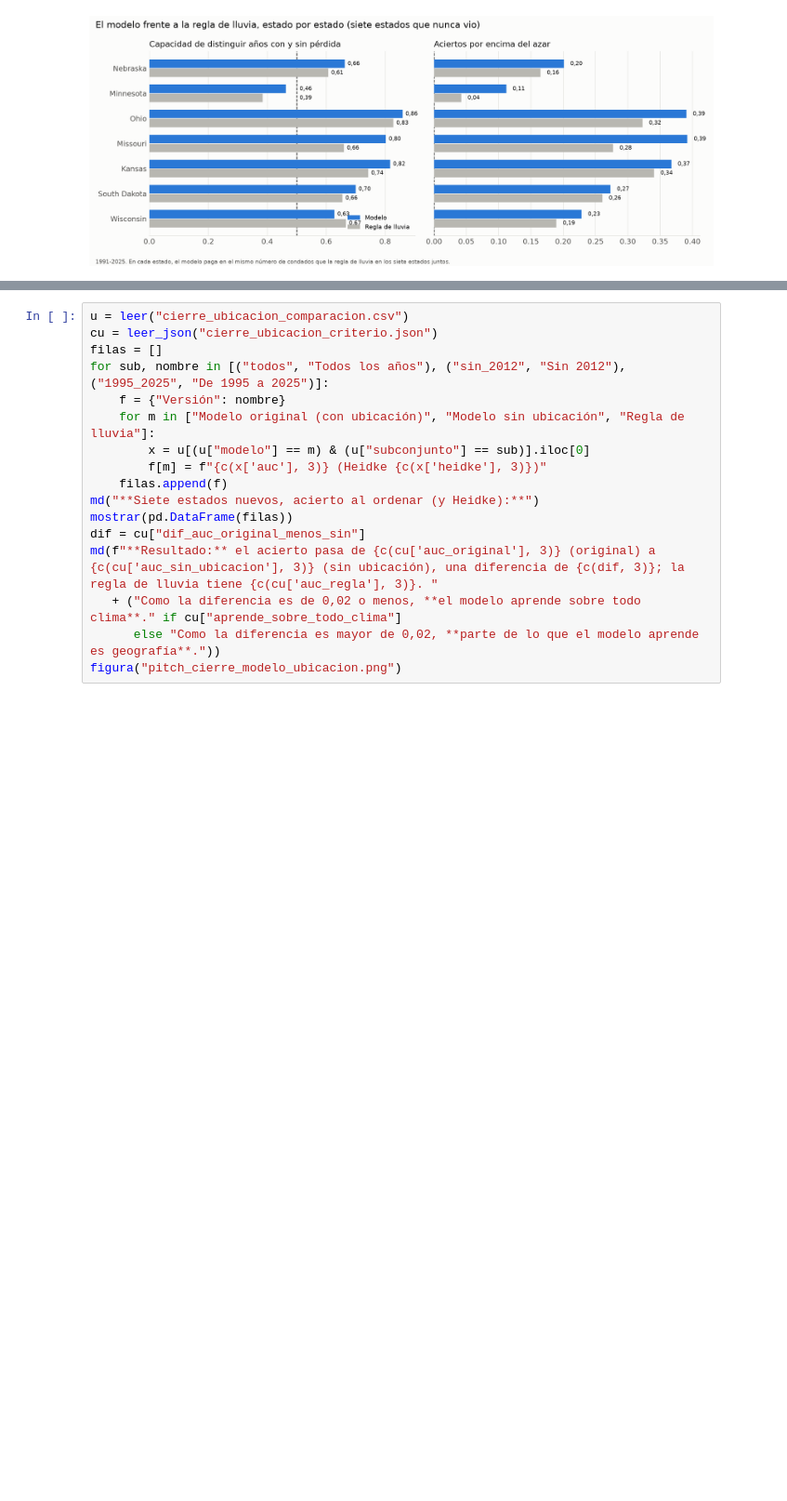
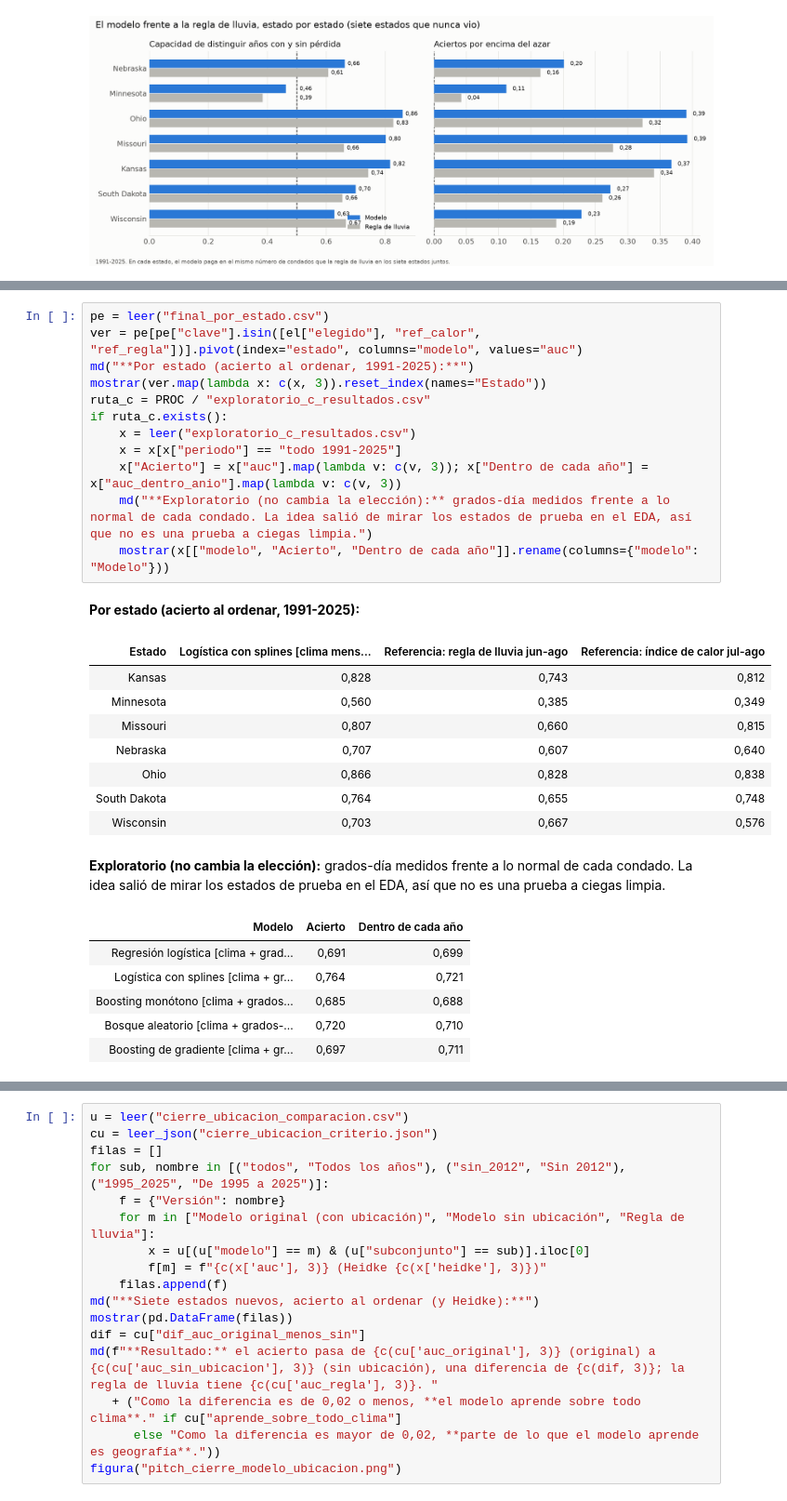
Before and after one commit to victorgaleano20/seguro-parametrico-agro, a Jupyter notebook: notebooks/proyecto_final.ipynb, the cells around one changed output, grey strips where cells are left out. Shown at 93% size. Saved outputs shown, nothing was run; the diff lists cells and outputs as text; blank space fills up the shorter version.

```diff
--- a/notebooks/proyecto_final.ipynb
+++ b/notebooks/proyecto_final.ipynb
@@ -256,0 +306,29 @@ figura("pitch_ciegas_por_estado.png", 760)
+# %%
+pe = leer("final_por_estado.csv")
+ver = pe[pe["clave"].isin([el["elegido"], "ref_calor", "ref_regla"])].pivot(index="estado", columns="modelo", values="auc")
+md("**Por estado (acierto al ordenar, 1991-2025):**")
+mostrar(ver.map(lambda x: c(x, 3)).reset_index(names="Estado"))
+ruta_c = PROC / "exploratorio_c_resultados.csv"
+if ruta_c.exists():
+    x = leer("exploratorio_c_resultados.csv")
+    x = x[x["periodo"] == "todo 1991-2025"]
+    x["Acierto"] = x["auc"].map(lambda v: c(v, 3)); x["Dentro de cada año"] = x["auc_dentro_anio"].map(lambda v: c(v, 3))
+    md("**Exploratorio (no cambia la elección):** grados-día medidos frente a lo normal de cada condado. La idea salió de mirar los estados de prueba en el EDA, así que no es una prueba a ciegas limpia.")
+    mostrar(x[["modelo", "Acierto", "Dentro de cada año"]].rename(columns={"modelo": "Modelo"}))
+# %% [output]
+**Por estado (acierto al ordenar, 1991-2025):**
+| Estado | Logística con splines [clima mens... | Referencia: regla de lluvia jun-ago | Referencia: índice de calor jul-ago |
+| Kansas | 0,828 | 0,743 | 0,812 |
+| Minnesota | 0,560 | 0,385 | 0,349 |
+| Missouri | 0,807 | 0,660 | 0,815 |
+| Nebraska | 0,707 | 0,607 | 0,640 |
+| Ohio | 0,866 | 0,828 | 0,838 |
+| South Dakota | 0,764 | 0,655 | 0,748 |
+| Wisconsin | 0,703 | 0,667 | 0,576 |
+**Exploratorio (no cambia la elección):** grados-día medidos frente a lo normal de cada condado. La idea salió de mirar los estados de prueba en el EDA, así que no es una prueba a ciegas limpia.
+| Modelo | Acierto | Dentro de cada año |
+| Regresión logística [clima + grad... | 0,691 | 0,699 |
+| Logística con splines [clima + gr... | 0,764 | 0,721 |
+| Boosting monótono [clima + grados... | 0,685 | 0,688 |
+| Bosque aleatorio [clima + grados-... | 0,720 | 0,710 |
+| Boosting de gradiente [clima + gr... | 0,697 | 0,711 |
```
Also changed, not shown: parts of 24 cells of this notebook, 14 other files.
